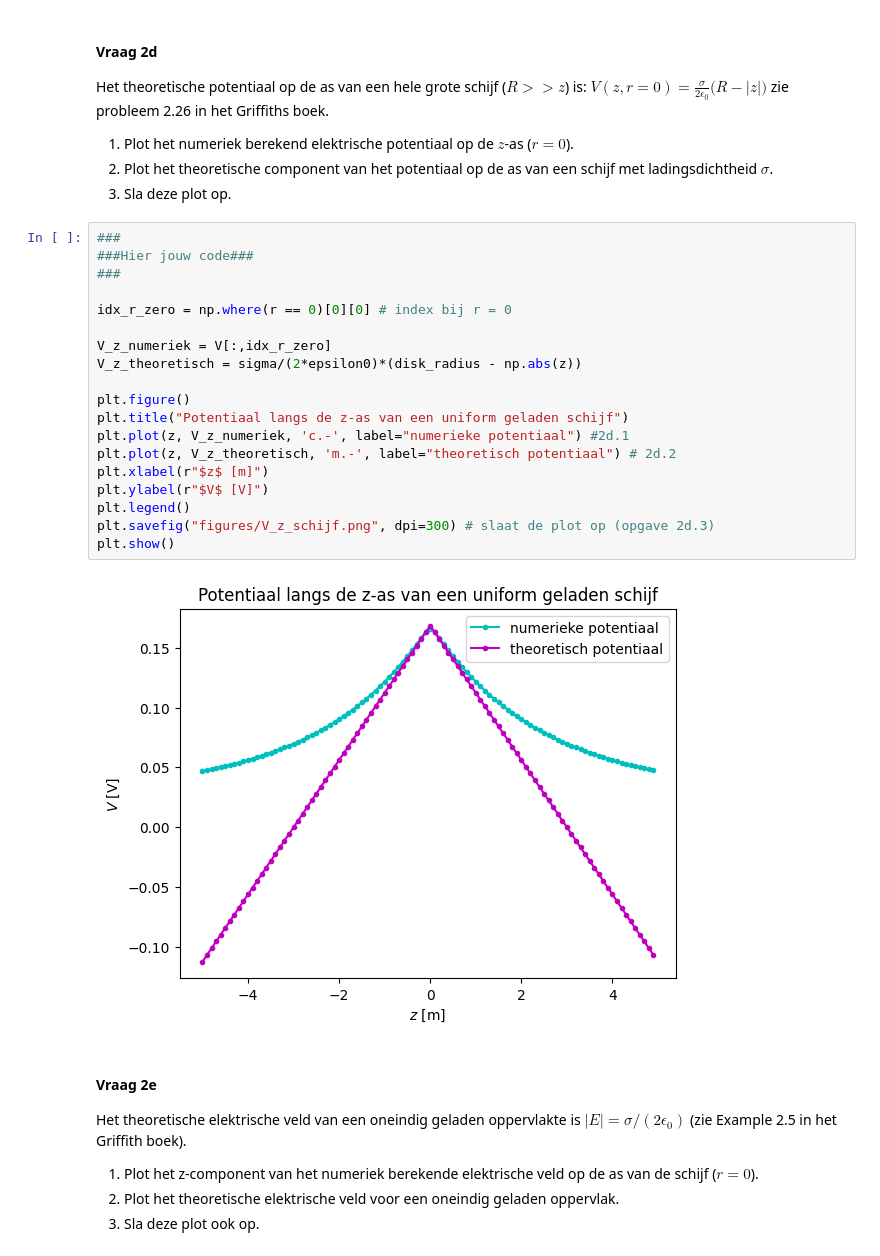
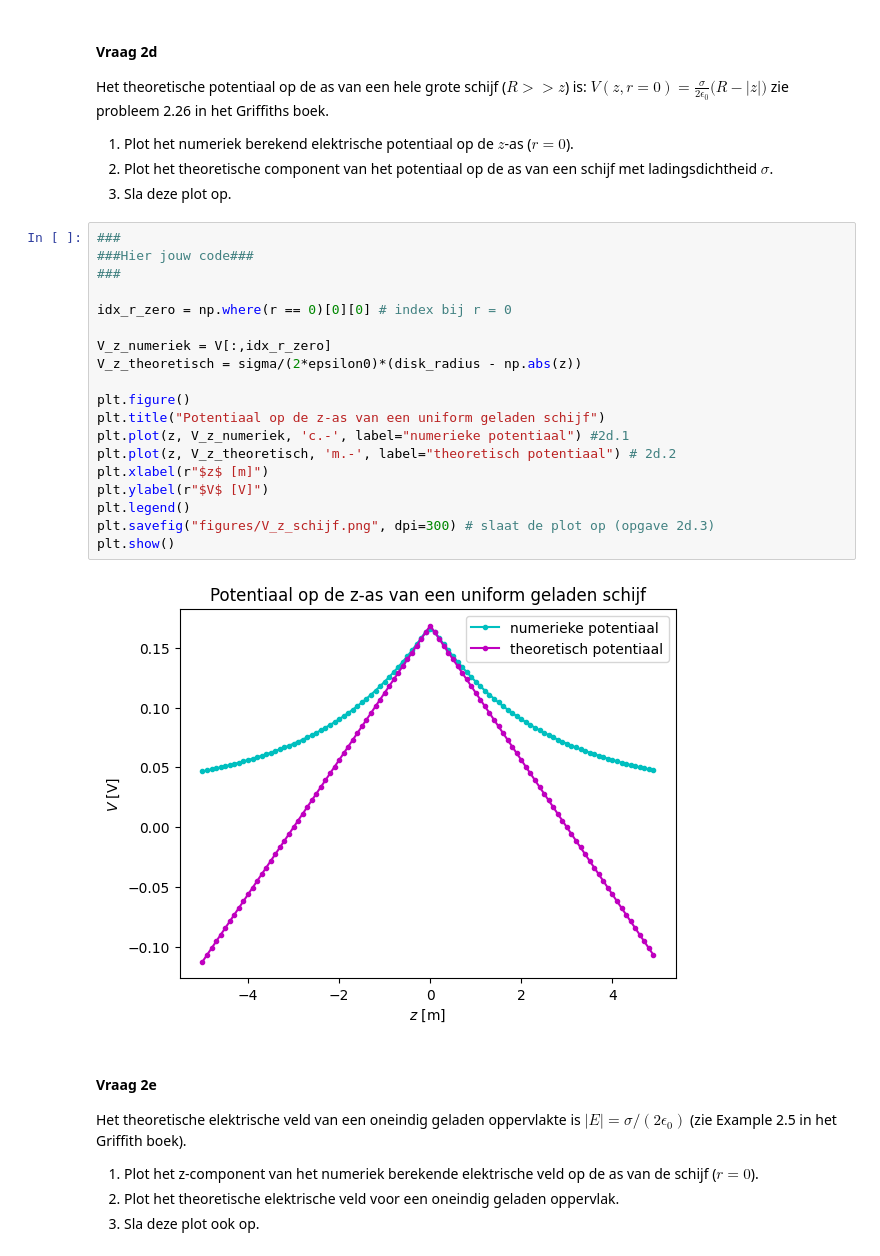
Before and after one commit to thaak123/THAAK-opdrachten-DEF-D, a Jupyter notebook: DigitaleOntwerpopdrachten/1CondensatorOpdracht/CondensatorOntwerpopdracht.ipynb, the cells around one changed output. Saved outputs shown, nothing was run; the diff lists cells and outputs as text.

```diff
--- a/DigitaleOntwerpopdrachten/1CondensatorOpdracht/CondensatorOntwerpopdracht.ipynb
+++ b/DigitaleOntwerpopdrachten/1CondensatorOpdracht/CondensatorOntwerpopdracht.ipynb
@@ -281,24 +281,24 @@ zie probleem 2.26 in het Griffiths boek.
 # %%
 ###
 ###Hier jouw code###
 ###
 
 idx_r_zero = np.where(r == 0)[0][0] # index bij r = 0
 
 V_z_numeriek = V[:,idx_r_zero]
 V_z_theoretisch = sigma/(2*epsilon0)*(disk_radius - np.abs(z))
 
 plt.figure()
-plt.title("Potentiaal langs de z-as van een uniform geladen schijf")
+plt.title("Potentiaal op de z-as van een uniform geladen schijf")
 plt.plot(z, V_z_numeriek, 'c.-', label="numerieke potentiaal") #2d.1
 plt.plot(z, V_z_theoretisch, 'm.-', label="theoretisch potentiaal") # 2d.2
 plt.xlabel(r"$z$ [m]")
 plt.ylabel(r"$V$ [V]")
 plt.legend()
 plt.savefig("figures/V_z_schijf.png", dpi=300) # slaat de plot op (opgave 2d.3)
 plt.show()
 # %% [output]
-[figure, old version]
+[figure, new version]
 # %% [markdown]
 #### Vraag 2e
 
```
Also changed, not shown: parts of 1 cell of this notebook, 2 other files.
